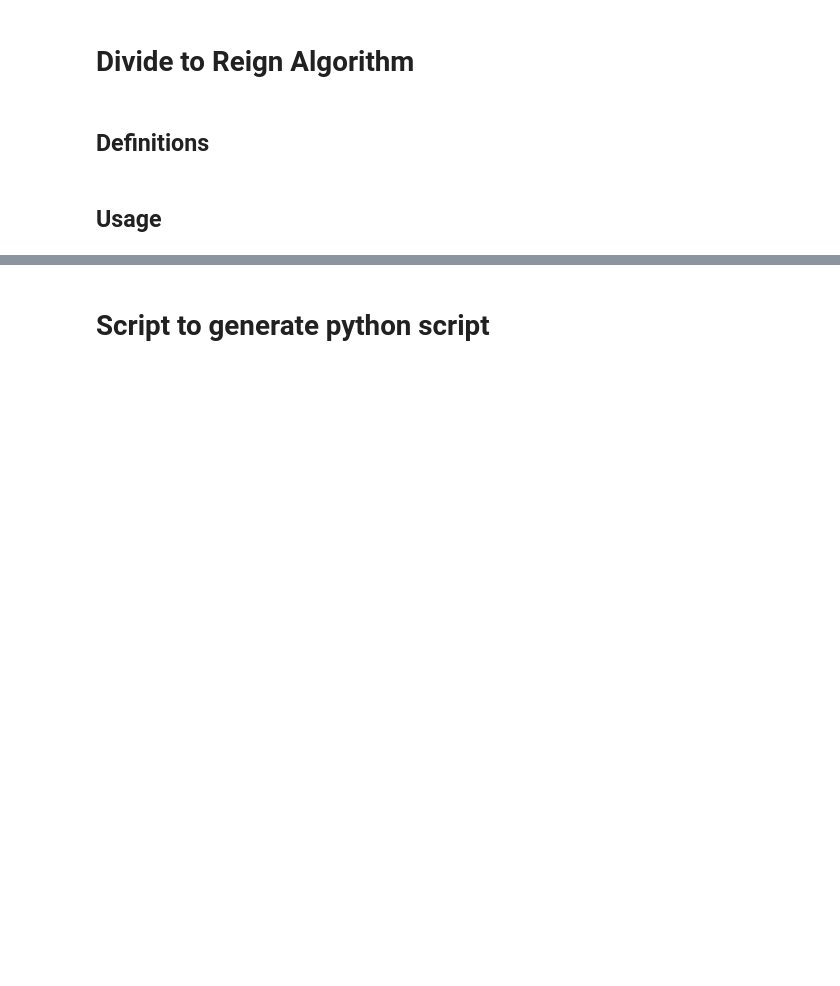
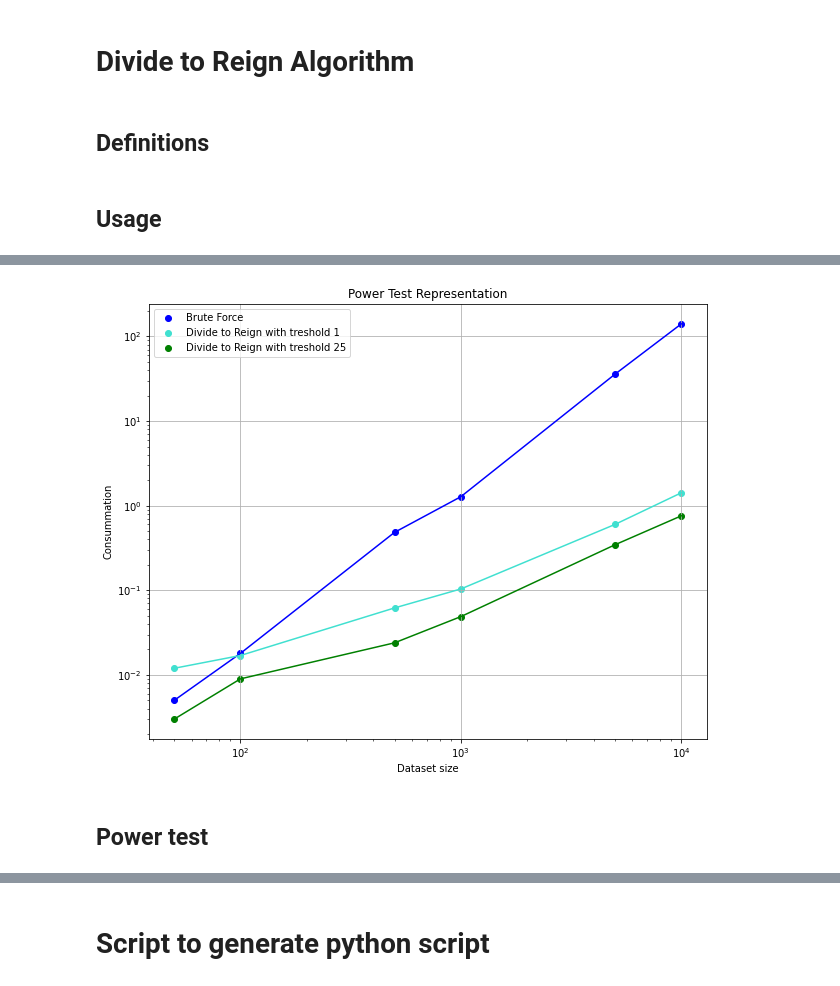
Before and after one commit to AlexandreMorinvil/inf8775, a Jupyter notebook: TP1/code/solution.ipynb, the cells around one changed output, grey strips where cells are left out. Cells and saved outputs as stored; diff of their text form; code cells hidden in the pictures; blank space fills up the shorter version.

Commit message:
Finish the code for the the power, ratio and constant tests

```diff
--- a/TP1/code/solution.ipynb
+++ b/TP1/code/solution.ipynb
@@ -281,0 +311,4 @@ plot_solution(solution_reached)
+# %%
+# Data sizes
+SIZES = [50, 100, 500, 1000, 5000, 10000]#, 50000, 100000, 500000]
+THRESHOLD = 25
@@ -281,0 +330,16 @@ plot_solution(solution_reached)
+# %%
+list_time_brute_force = []
+list_time_divide_to_reign_1 = []
+list_time_divide_to_reign_2 = []
+
+print('Brute Force (BF), Divide to Reign Treshold 1 (DR1), Divide to Reign Threshold', THRESHOLD)
+for test_data in buildings_data_list:
+    points_to_keep, time_brute_force = brute_force_solve(test_data)
+    points_to_keep, time_divide_to_reign_1 = divide_to_reign_solve(test_data, recursion_threshold=1)
+    points_to_keep, time_divide_to_reign_2 = divide_to_reign_solve(test_data, recursion_threshold=25)
+
+    list_time_brute_force.append(time_brute_force)
+    list_time_divide_to_reign_1.append(time_divide_to_reign_1)
+    list_time_divide_to_reign_2.append(time_divide_to_reign_2)
+
+    print('For ', len(test_data), ' Building(s) --> BF:', time_brute_force, '; DR1:', time_divide_to_reign_1, 'DR2: ', time_divide_to_reign_2)
@@ -281,0 +354,28 @@ plot_solution(solution_reached)
+# %%
+plt.figure(figsize=(10,8))
+
+plt.xscale("log")
+plt.yscale("log")
+
+# Brute force Algorithm
+plt.plot(SIZES, list_time_brute_force, color='blue')
+plt.scatter(SIZES, list_time_brute_force, color='blue', label='Brute Force')
+
+# Divide to reign Algorithm with threshold 1
+plt.plot(SIZES, list_time_divide_to_reign_1, color='turquoise')
+plt.scatter(SIZES, list_time_divide_to_reign_1, color='turquoise', label='Divide to Reign with treshold 1')
+
+# Divide to reign Algorithm with threshold THRESHOLD
+plt.plot(SIZES, list_time_divide_to_reign_2, color='green')
+plt.scatter(SIZES, list_time_divide_to_reign_2, color='green', label='Divide to Reign with treshold '+ str(THRESHOLD))
+
+plt.title("Power Test Representation")
+plt.xlabel("Dataset size")
+plt.ylabel("Consummation")
+plt.legend()
+plt.grid()
+plt.show()
+# %% [output]
+[figure, added]
+# %% [markdown]
+## Power test
```
Also changed, not shown: parts of 29 cells of this notebook, 16 other files.
